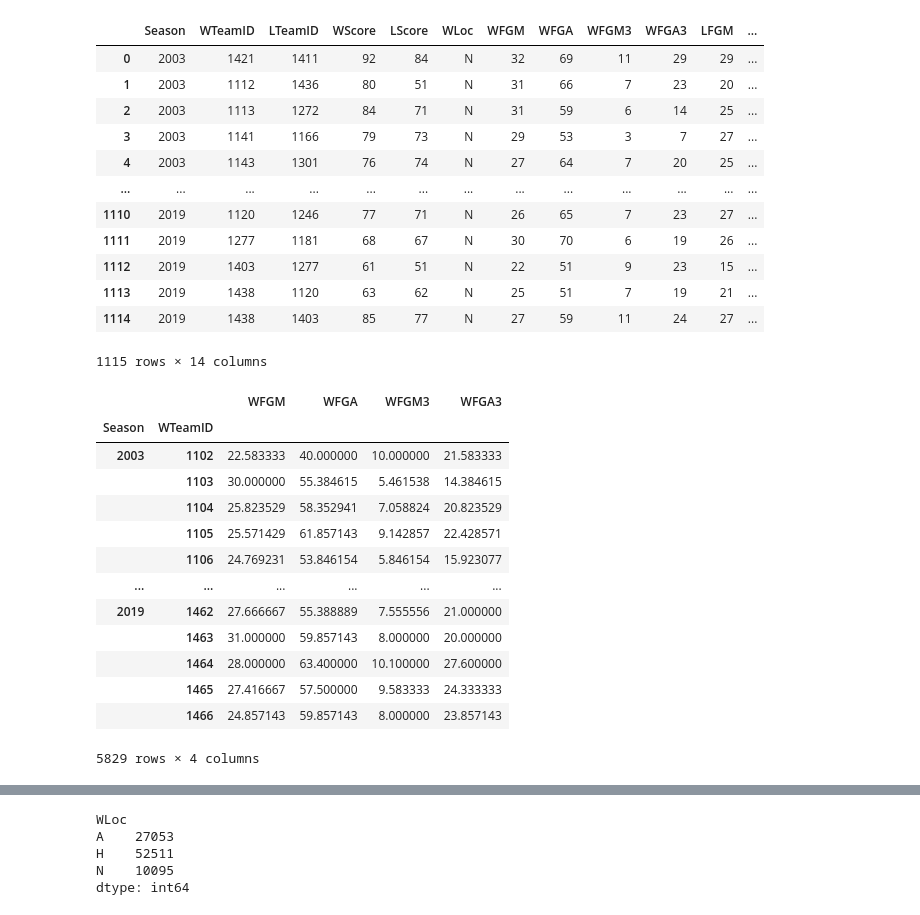
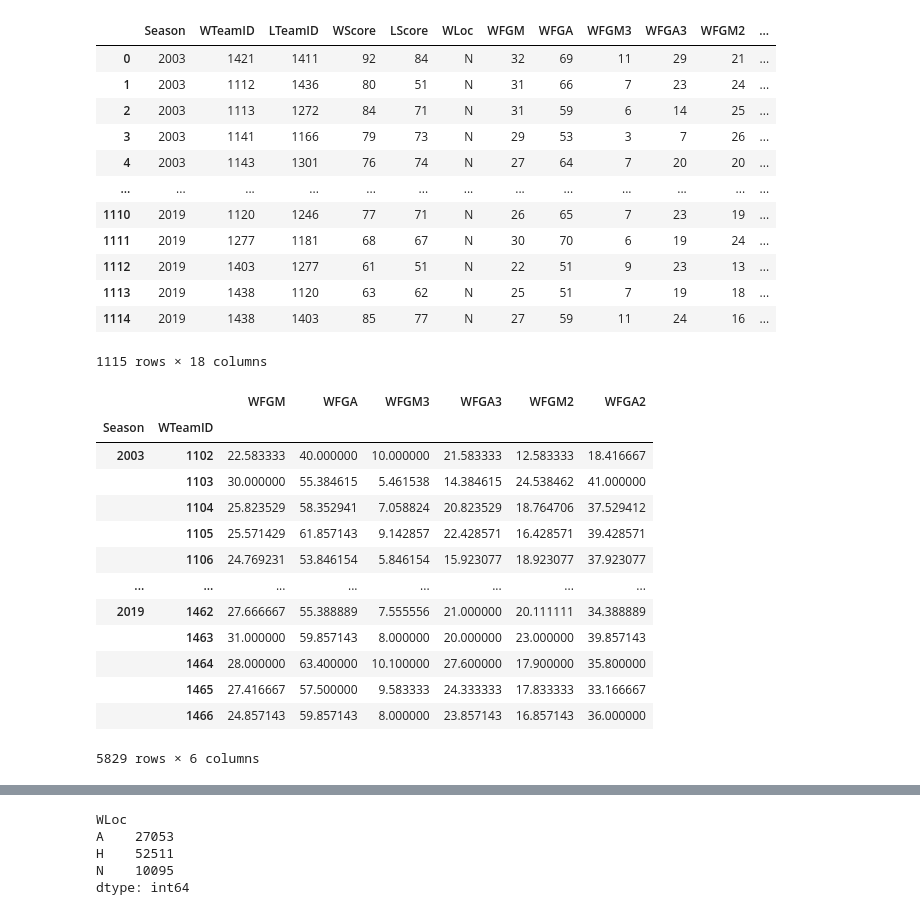
Before and after one commit to uni2237/kaggle-ncaa_m_2020, a Jupyter notebook: kernel79392c161c.ipynb, the cells around one changed output, grey strips where cells are left out. Saved outputs shown, nothing was run; the diff lists cells and outputs as text; code cells hidden in the pictures.

```diff
--- a/kernel79392c161c.ipynb
+++ b/kernel79392c161c.ipynb
@@ -69,6 +69,14 @@ dict_keys(['Cities', 'MSecondaryTourneyTeams', 'MNCAATourneyCompactResults', 'MR
 # %%
 regular=df['MRegularSeasonDetailedResults']
-regular=regular[['Season','WTeamID','LTeamID','WScore', 'LScore','WLoc','WFGM', 'WFGA',
-       'WFGM3', 'WFGA3', 'LFGM', 'LFGA', 'LFGM3', 'LFGA3']]
+
+regular['WFGM2']=regular['WFGM']-regular['WFGM3']
+regular['LFGM2']=regular['LFGM']-regular['LFGM3']
+
+regular['WFGA2']=regular['WFGA']-regular['WFGA3']
+regular['LFGA2']=regular['LFGA']-regular['LFGA3']
+
+regular=regular[['Season','WTeamID','LTeamID','WScore','LScore','WLoc',
+                 'WFGM', 'WFGA','WFGM3', 'WFGA3', 'WFGM2','WFGA2',
+                 'LFGM', 'LFGA', 'LFGM3', 'LFGA3','LFGM2','LFGA2']]
 regular
 # %% [output]
@@ -88,45 +96,52 @@ regular
 # %%
 tourney=df['MNCAATourneyDetailedResults']
-tourney=tourney[['Season','WTeamID','LTeamID','WScore', 'LScore','WLoc','WFGM', 'WFGA',
-       'WFGM3', 'WFGA3', 'LFGM', 'LFGA', 'LFGM3', 'LFGA3']]
+tourney['WFGM2']=tourney['WFGM']-tourney['WFGM3']
+tourney['LFGM2']=tourney['LFGM']-tourney['LFGM3']
+
+tourney['WFGA2']=tourney['WFGA']-tourney['WFGA3']
+tourney['LFGA2']=tourney['LFGA']-tourney['LFGA3']
+
+tourney=tourney[['Season','WTeamID','LTeamID','WScore','LScore','WLoc',
+                 'WFGM', 'WFGA','WFGM3', 'WFGA3', 'WFGM2','WFGA2',
+                 'LFGM', 'LFGA', 'LFGM3', 'LFGA3','LFGM2','LFGA2']]
 tourney
 # %% [output]
-|  | Season | WTeamID | LTeamID | WScore | LScore | WLoc | WFGM | WFGA | WFGM3 | WFGA3 | LFGM | ... |
-| 0 | 2003 | 1421 | 1411 | 92 | 84 | N | 32 | 69 | 11 | 29 | 29 | ... |
-| 1 | 2003 | 1112 | 1436 | 80 | 51 | N | 31 | 66 | 7 | 23 | 20 | ... |
+|  | Season | WTeamID | LTeamID | WScore | LScore | WLoc | WFGM | WFGA | WFGM3 | WFGA3 | WFGM2 | ... |
+| 0 | 2003 | 1421 | 1411 | 92 | 84 | N | 32 | 69 | 11 | 29 | 21 | ... |
+| 1 | 2003 | 1112 | 1436 | 80 | 51 | N | 31 | 66 | 7 | 23 | 24 | ... |
 | 2 | 2003 | 1113 | 1272 | 84 | 71 | N | 31 | 59 | 6 | 14 | 25 | ... |
-| 3 | 2003 | 1141 | 1166 | 79 | 73 | N | 29 | 53 | 3 | 7 | 27 | ... |
-| 4 | 2003 | 1143 | 1301 | 76 | 74 | N | 27 | 64 | 7 | 20 | 25 | ... |
+| 3 | 2003 | 1141 | 1166 | 79 | 73 | N | 29 | 53 | 3 | 7 | 26 | ... |
+| 4 | 2003 | 1143 | 1301 | 76 | 74 | N | 27 | 64 | 7 | 20 | 20 | ... |
 | ... | ... | ... | ... | ... | ... | ... | ... | ... | ... | ... | ... | ... |
-| 1110 | 2019 | 1120 | 1246 | 77 | 71 | N | 26 | 65 | 7 | 23 | 27 | ... |
-| 1111 | 2019 | 1277 | 1181 | 68 | 67 | N | 30 | 70 | 6 | 19 | 26 | ... |
-| 1112 | 2019 | 1403 | 1277 | 61 | 51 | N | 22 | 51 | 9 | 23 | 15 | ... |
-| 1113 | 2019 | 1438 | 1120 | 63 | 62 | N | 25 | 51 | 7 | 19 | 21 | ... |
-| 1114 | 2019 | 1438 | 1403 | 85 | 77 | N | 27 | 59 | 11 | 24 | 27 | ... |
+| 1110 | 2019 | 1120 | 1246 | 77 | 71 | N | 26 | 65 | 7 | 23 | 19 | ... |
+| 1111 | 2019 | 1277 | 1181 | 68 | 67 | N | 30 | 70 | 6 | 19 | 24 | ... |
+| 1112 | 2019 | 1403 | 1277 | 61 | 51 | N | 22 | 51 | 9 | 23 | 13 | ... |
+| 1113 | 2019 | 1438 | 1120 | 63 | 62 | N | 25 | 51 | 7 | 19 | 18 | ... |
+| 1114 | 2019 | 1438 | 1403 | 85 | 77 | N | 27 | 59 | 11 | 24 | 16 | ... |
-1115 rows × 14 columns
+1115 rows × 18 columns
 # %%
-rw=regular[['Season','WTeamID','WFGM','WFGA', 'WFGM3', 'WFGA3']]
+rw=regular[['Season','WTeamID','WFGM','WFGA', 'WFGM3', 'WFGA3', 'WFGM2', 'WFGA2']]
 rw=rw.groupby(['Season','WTeamID']).mean()
 
-tw=regular[['Season','WTeamID','WFGM','WFGA', 'WFGM3', 'WFGA3']]
+tw=tourney[['Season','WTeamID','WFGM','WFGA', 'WFGM3', 'WFGA3', 'WFGM2', 'WFGA2']]
 tw=tw.groupby(['Season','WTeamID']).mean()
 
 rtw=pd.concat((rw,tw))
 rtw=rtw.groupby(['Season','WTeamID']).mean()
 rtw
 # %% [output]
-|  |  | WFGM | WFGA | WFGM3 | WFGA3 |
-| Season | WTeamID |  |  |  |  |
-| 2003 | 1102 | 22.583333 | 40.000000 | 10.000000 | 21.583333 |
-|  | 1103 | 30.000000 | 55.384615 | 5.461538 | 14.384615 |
-|  | 1104 | 25.823529 | 58.352941 | 7.058824 | 20.823529 |
-|  | 1105 | 25.571429 | 61.857143 | 9.142857 | 22.428571 |
-|  | 1106 | 24.769231 | 53.846154 | 5.846154 | 15.923077 |
-| ... | ... | ... | ... | ... | ... |
-| 2019 | 1462 | 27.666667 | 55.388889 | 7.555556 | 21.000000 |
-|  | 1463 | 31.000000 | 59.857143 | 8.000000 | 20.000000 |
-|  | 1464 | 28.000000 | 63.400000 | 10.100000 | 27.600000 |
-|  | 1465 | 27.416667 | 57.500000 | 9.583333 | 24.333333 |
-|  | 1466 | 24.857143 | 59.857143 | 8.000000 | 23.857143 |
+|  |  | WFGM | WFGA | WFGM3 | WFGA3 | WFGM2 | WFGA2 |
+| Season | WTeamID |  |  |  |  |  |  |
+| 2003 | 1102 | 22.583333 | 40.000000 | 10.000000 | 21.583333 | 12.583333 | 18.416667 |
+|  | 1103 | 30.000000 | 55.384615 | 5.461538 | 14.384615 | 24.538462 | 41.000000 |
+|  | 1104 | 25.823529 | 58.352941 | 7.058824 | 20.823529 | 18.764706 | 37.529412 |
+|  | 1105 | 25.571429 | 61.857143 | 9.142857 | 22.428571 | 16.428571 | 39.428571 |
+|  | 1106 | 24.769231 | 53.846154 | 5.846154 | 15.923077 | 18.923077 | 37.923077 |
+| ... | ... | ... | ... | ... | ... | ... | ... |
+| 2019 | 1462 | 27.666667 | 55.388889 | 7.555556 | 21.000000 | 20.111111 | 34.388889 |
+|  | 1463 | 31.000000 | 59.857143 | 8.000000 | 20.000000 | 23.000000 | 39.857143 |
+|  | 1464 | 28.000000 | 63.400000 | 10.100000 | 27.600000 | 17.900000 | 35.800000 |
+|  | 1465 | 27.416667 | 57.500000 | 9.583333 | 24.333333 | 17.833333 | 33.166667 |
+|  | 1466 | 24.857143 | 59.857143 | 8.000000 | 23.857143 | 16.857143 | 36.000000 |
-5829 rows × 4 columns
+5829 rows × 6 columns
 # %%
```
Also changed, not shown: parts of 16 cells of this notebook.
